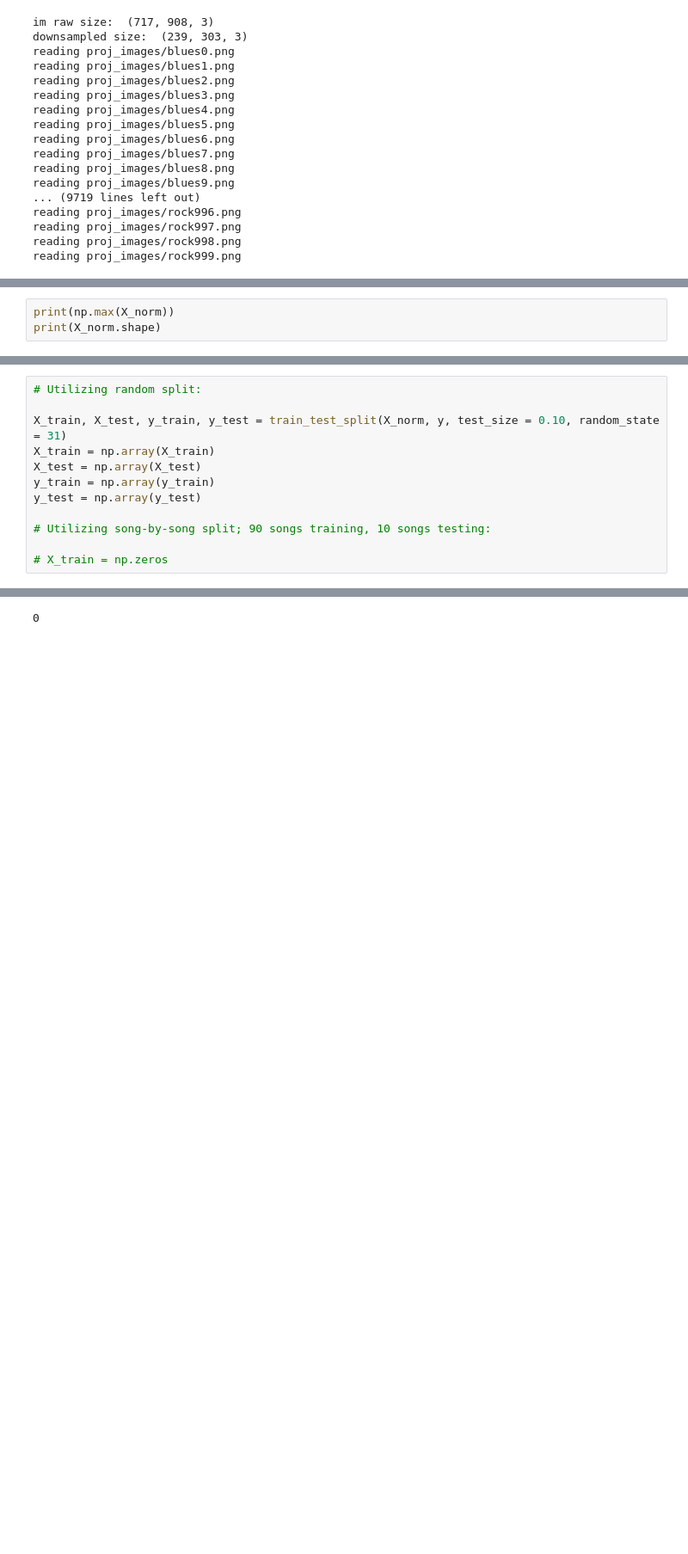
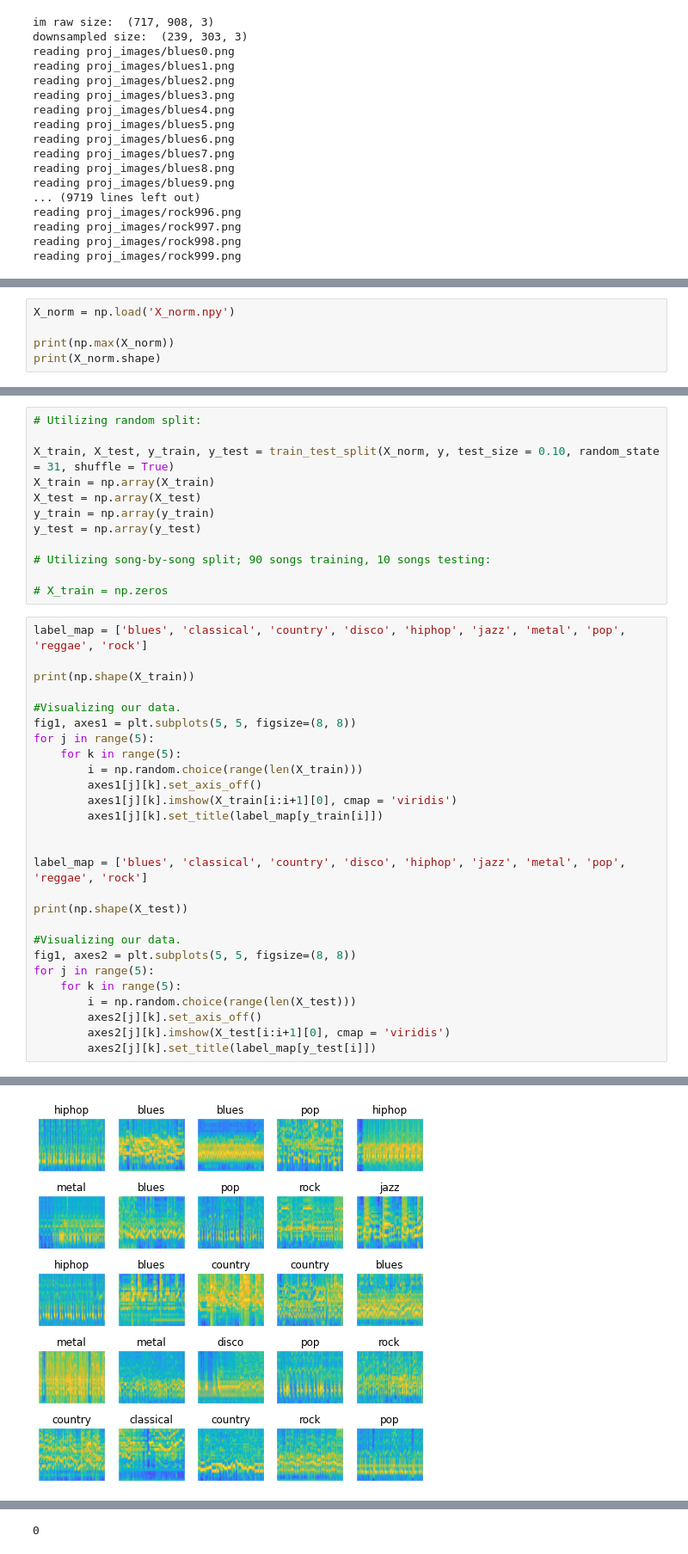
Before and after one commit to sdb2174/DSP_proj, a Jupyter notebook: main_updated.ipynb, the cells around one changed output, grey strips where cells are left out. Shown at 86% size. Cells and saved outputs as stored; diff of their text form; blank space fills up the shorter version.

```diff
--- a/main_updated.ipynb
+++ b/main_updated.ipynb
@@ -219,6 +221,8 @@ X_norm = X / 1020
 # %% [output]
 2294.0
 # %%
+X_norm = np.load('X_norm.npy')
+
 print(np.max(X_norm))
 print(X_norm.shape)
 # %% [output]
@@ -260,7 +247,7 @@ Clipping input data to the valid range for imshow with RGB data ([0..1] for floa
 # %%
 # Utilizing random split:
 
-X_train, X_test, y_train, y_test = train_test_split(X_norm, y, test_size = 0.10, random_state = 31)
+X_train, X_test, y_train, y_test = train_test_split(X_norm, y, test_size = 0.10, random_state = 31, shuffle = True)
 X_train = np.array(X_train)
 X_test = np.array(X_test)
 y_train = np.array(y_train)
@@ -269,3 +256,31 @@ y_test = np.array(y_test)
 # Utilizing song-by-song split; 90 songs training, 10 songs testing:
 
 # X_train = np.zeros
+# %%
+label_map = ['blues', 'classical', 'country', 'disco', 'hiphop', 'jazz', 'metal', 'pop', 'reggae', 'rock']
+
+print(np.shape(X_train))
+
+#Visualizing our data.
+fig1, axes1 = plt.subplots(5, 5, figsize=(8, 8))
+for j in range(5):
+    for k in range(5):
+        i = np.random.choice(range(len(X_train)))
+        axes1[j][k].set_axis_off()
+        axes1[j][k].imshow(X_train[i:i+1][0], cmap = 'viridis')
+        axes1[j][k].set_title(label_map[y_train[i]])
+
+
+label_map = ['blues', 'classical', 'country', 'disco', 'hiphop', 'jazz', 'metal', 'pop', 'reggae', 'rock']
+
+print(np.shape(X_test))
+
+#Visualizing our data.
+fig1, axes2 = plt.subplots(5, 5, figsize=(8, 8))
+for j in range(5):
+    for k in range(5):
+        i = np.random.choice(range(len(X_test)))
+        axes2[j][k].set_axis_off()
+        axes2[j][k].imshow(X_test[i:i+1][0], cmap = 'viridis')
+        axes2[j][k].set_title(label_map[y_test[i]])
+# %% [output]
@@ -271,0 +289 @@ y_test = np.array(y_test)
+[figure, added]
```
Also changed, not shown: parts of 10 cells of this notebook, 4 other files.
